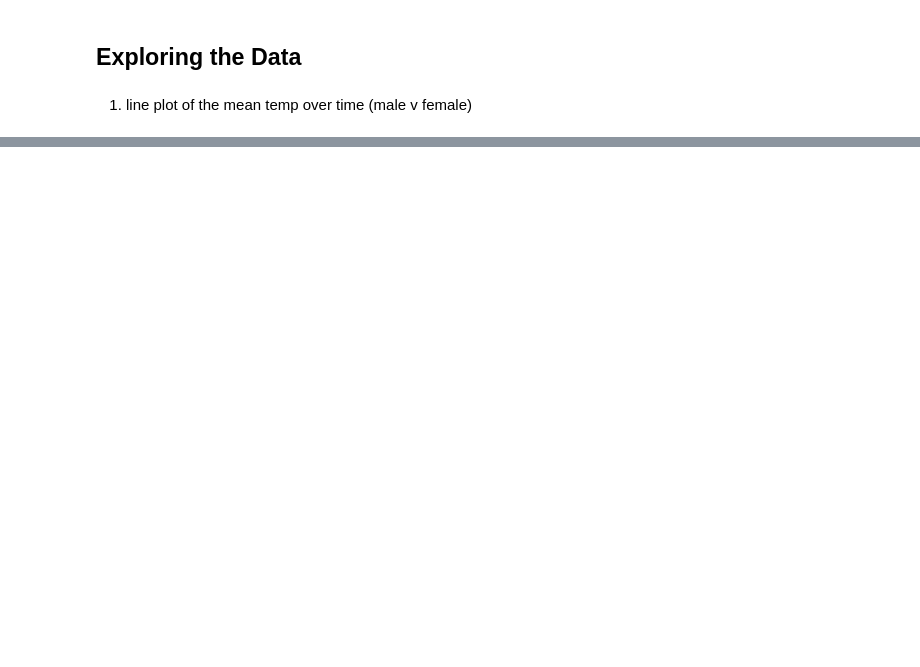
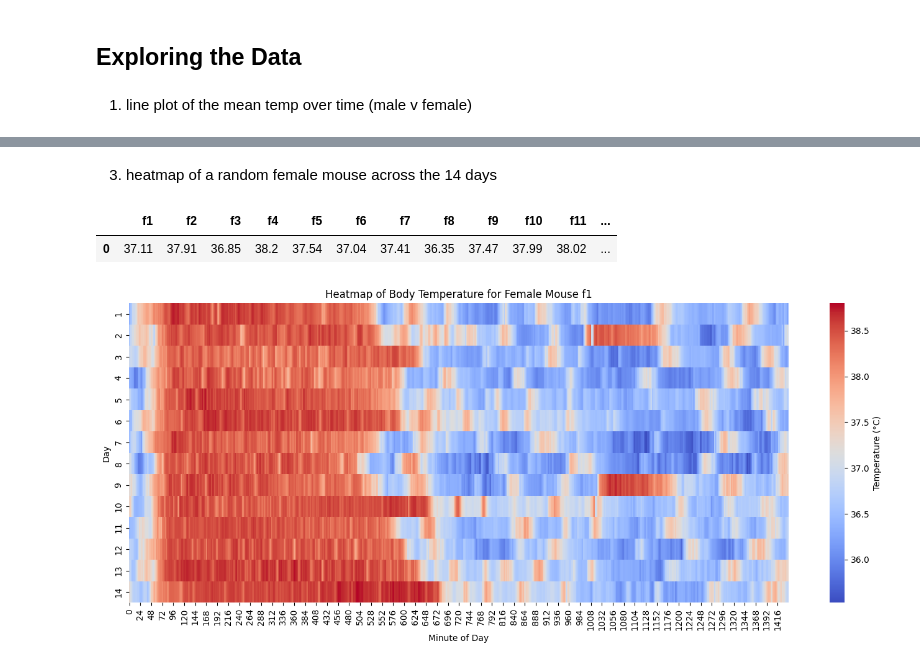
Before and after one commit to keyaura3/DSC106Project3, a Jupyter notebook: ExporatoryGraphs.ipynb, the cells around one changed output, grey strips where cells are left out. Cells and saved outputs as stored; diff of their text form; code cells hidden in the pictures; blank space fills up the shorter version.

```diff
--- a/ExporatoryGraphs.ipynb
+++ b/ExporatoryGraphs.ipynb
@@ -56,0 +80,25 @@ plt.show()
+# %% [markdown]
+3. heatmap of a random female mouse across the 14 days
+# %%
+fem_temp.head(1)
+# %% [output]
+|  | f1 | f2 | f3 | f4 | f5 | f6 | f7 | f8 | f9 | f10 | f11 | ... |
+| 0 | 37.11 | 37.91 | 36.85 | 38.2 | 37.54 | 37.04 | 37.41 | 36.35 | 37.47 | 37.99 | 38.02 | ... |
+# %%
+mouse_id='f8'
+f1_temp =fem_temp[['Time', mouse_id]].copy()
+f1_temp['Day'] =f1_temp['Time'].dt.day
+f1_temp['Minute of Day'] = f1_temp['Time'].dt.hour*60 +f1_temp['Time'].dt.minute
+
+f1_temp_matrix =f1_temp.pivot(index='Day', columns='Minute of Day', values=mouse_id)
+
+plt.figure(figsize=(14, 6))
+sns.heatmap(f1_temp_matrix, cmap="coolwarm", cbar_kws={'label': 'Temperature (°C)'})
+plt.title("Heatmap of Body Temperature for Female Mouse f1")
+plt.xlabel("Minute of Day")
+plt.ylabel("Day")
+
+plt.tight_layout()
+plt.show()
+# %% [output]
+[figure, added]
```
Also changed, not shown: parts of 4 cells of this notebook.
